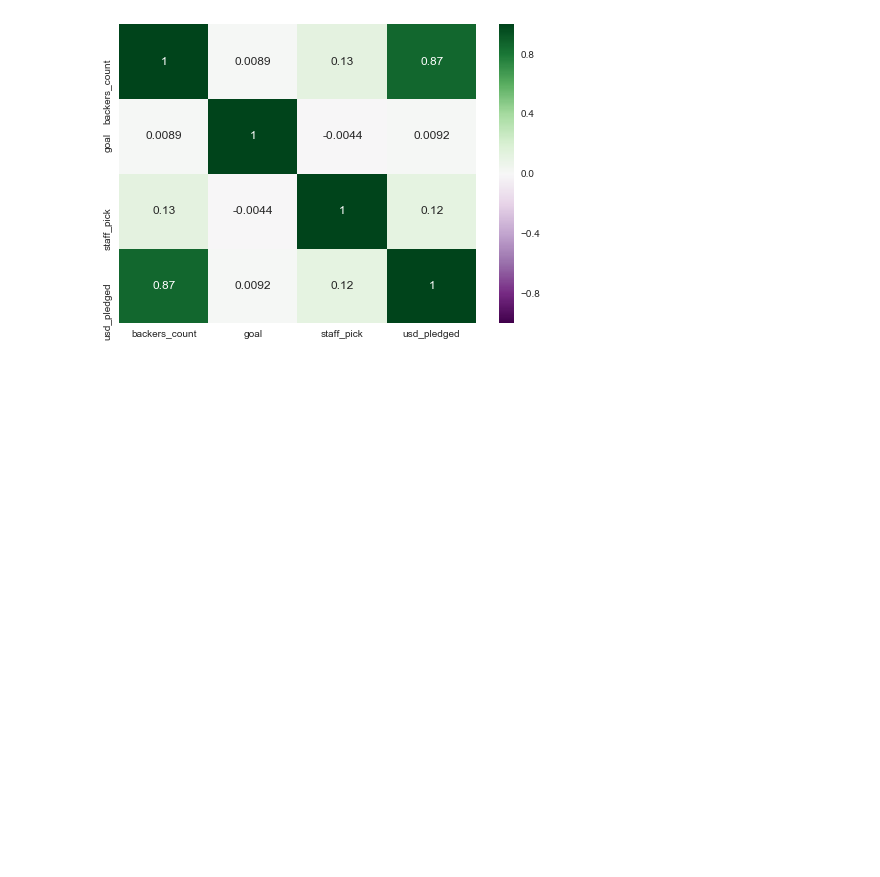
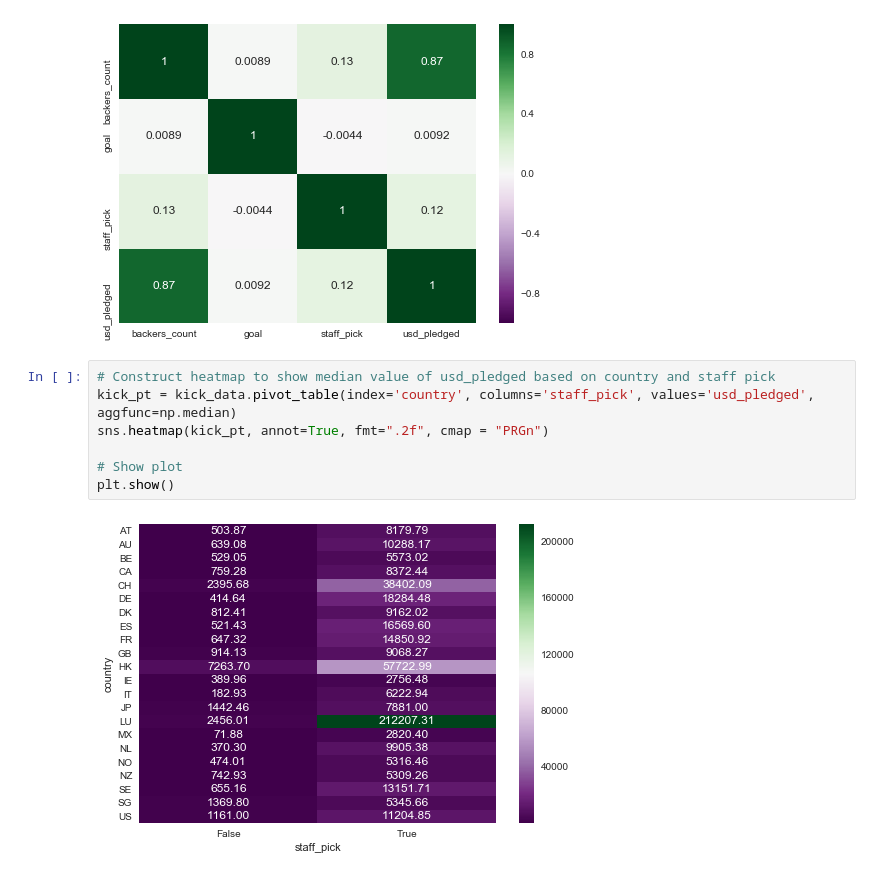
Before and after one commit to NicoleGololobov/Kickstarter, a Jupyter notebook: JupyterK.ipynb, the cells around one changed output. Saved outputs shown, nothing was run; the diff lists cells and outputs as text; blank space fills up the shorter version.

Commit message:
Add files via upload
Add heatmap with median values of usd_pledged to Jupyter

```diff
--- a/JupyterK.ipynb
+++ b/JupyterK.ipynb
@@ -53,3 +53,12 @@ sns.heatmap(kick_data.corr(), annot=True, cmap='PRGn')
 plt.show()
 # %% [output]
 [figure]
+# %%
+# Construct heatmap to show median value of usd_pledged based on country and staff pick
+kick_pt = kick_data.pivot_table(index='country', columns='staff_pick', values='usd_pledged', aggfunc=np.median)
+sns.heatmap(kick_pt, annot=True, fmt=".2f", cmap = "PRGn")
+
+# Show plot
+plt.show()
+# %% [output]
+[figure, added]
```
